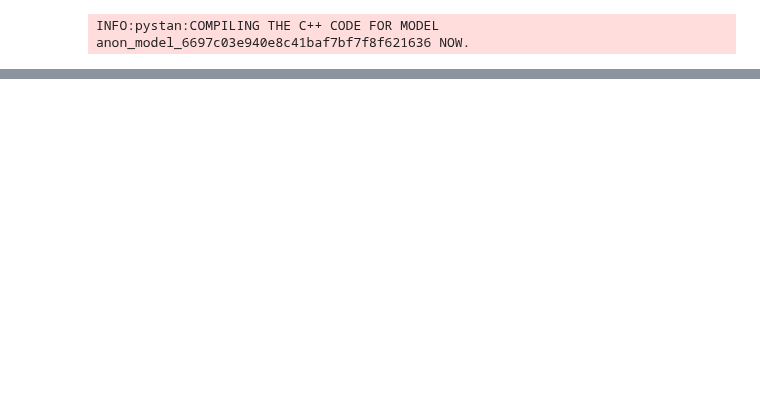
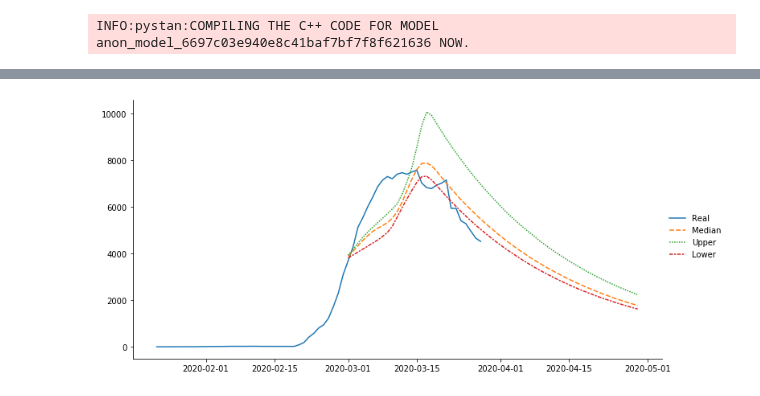
Before and after one commit to yoriyuki/COVID-19, a Jupyter notebook: prediction/COVID-19.ipynb, the cells around one changed output, grey strips where cells are left out. Cells and saved outputs as stored; diff of their text form; code cells hidden in the pictures; blank space fills up the shorter version.

```diff
--- a/prediction/COVID-19.ipynb
+++ b/prediction/COVID-19.ipynb
@@ -330,0 +336,4 @@ data
+# %%
+draw_infected(fit, pd.to_datetime('2020-03-01'), 60, 'Korea, South')
+# %% [output]
+[figure, added]
```
Also changed, not shown: parts of 32 cells of this notebook.
